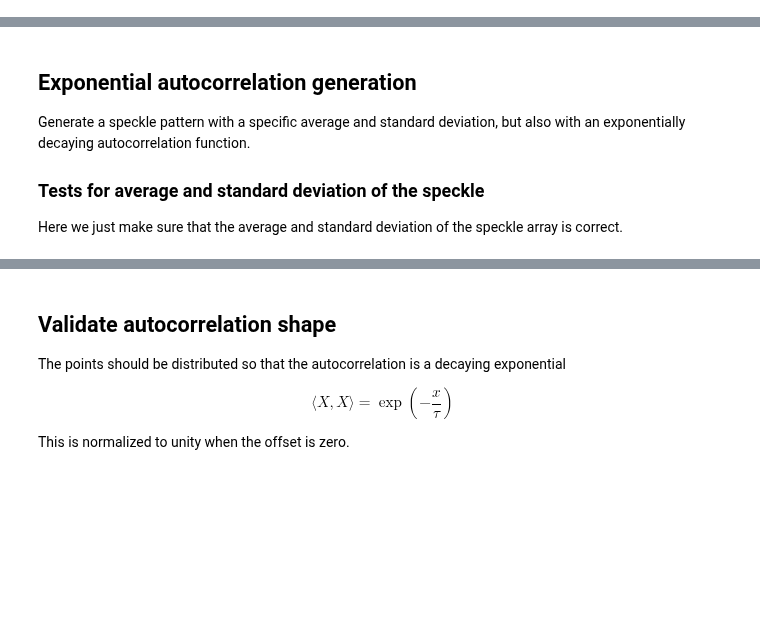
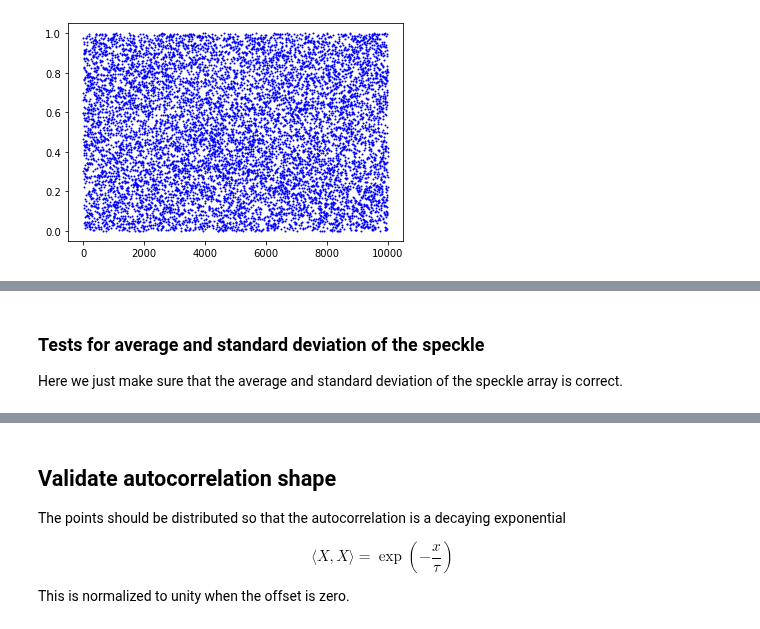
Before and after one commit to scottprahl/pyspeckle, a Jupyter notebook: docs/0-One-Dim-Speckle-Basics.ipynb, the cells around one changed output, grey strips where cells are left out. Saved outputs shown, nothing was run; the diff lists cells and outputs as text; code cells hidden in the pictures; blank space fills up the shorter version.

```diff
--- a/docs/0-One-Dim-Speckle-Basics.ipynb
+++ b/docs/0-One-Dim-Speckle-Basics.ipynb
@@ -20,0 +31,28 @@ except ModuleNotFoundError:
+# %%
+M=10000
+expected_ave = 1/2
+expected_std = (1-0)/np.sqrt(12)
+y = np.random.random(M)
+plt.plot(y,'ob',markersize=1)
+plt.show()
+
+#calculated values from generated y values
+ave = np.mean(y)
+std = np.sqrt(np.var(y))
+
+plt.plot(y)
+plt.axhline(expected_ave, ls=':', color='black')
+plt.text(M, expected_ave, "actual %.2f ± %.2f"%(expected_ave,expected_std), ha='right', va='bottom')
+plt.title("Expected mean±std is %.2f±%.2f" % (ave,std))
+plt.xlabel('Position (pixels)')
+plt.ylabel('Pixel value')
+plt.xticks([])
+plt.show()
+
+count, bins, ignored = plt.hist(y, 30, density=True)
+plt.xlabel("Pixel Value")
+plt.ylabel("Probabilty Density Function")
+plt.title("Distribution should be flat")
+plt.show()
+# %% [output]
+[figure, added]
@@ -21,8 +61,4 @@ except ModuleNotFoundError:
 # %% [markdown]
-## Exponential autocorrelation generation
-
-Generate a speckle pattern with a specific average and standard deviation, but also with an exponentially decaying autocorrelation function.
-
 ### Tests for average and standard deviation of the speckle
 
 Here we just make sure that the average and standard deviation of the speckle array is correct.
```
Also changed, not shown: parts of 10 cells of this notebook.
